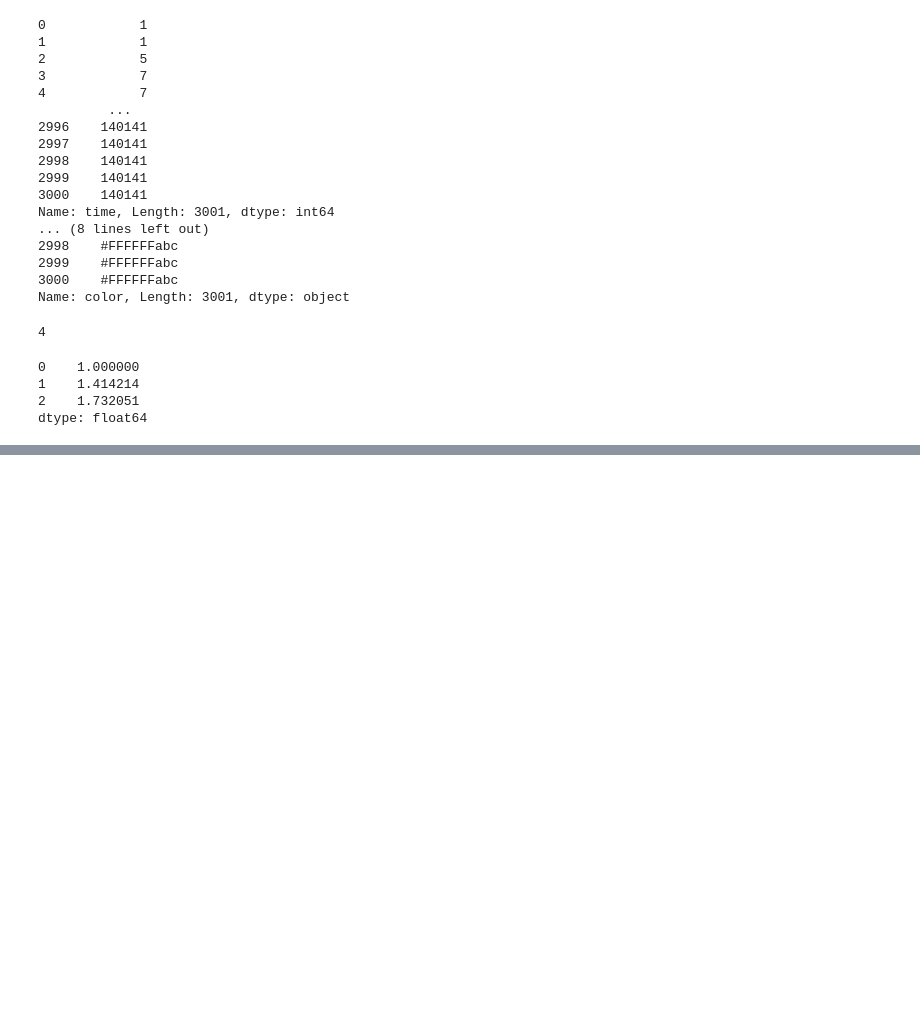
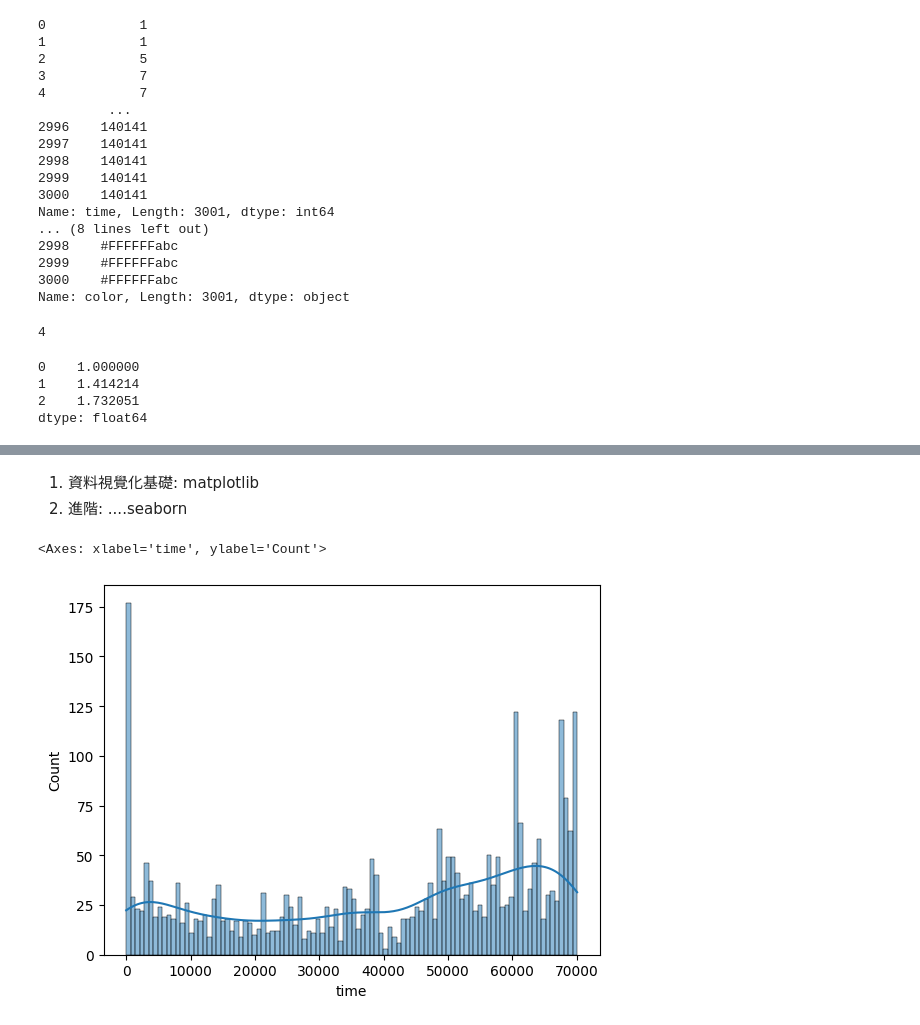
Before and after one commit to Elwing-Chou/kmu1201, a Jupyter notebook: 2_pandas.ipynb, the cells around one changed output, grey strips where cells are left out. Cells and saved outputs as stored; diff of their text form; code cells hidden in the pictures; blank space fills up the shorter version.

```diff
--- a/2_pandas.ipynb
+++ b/2_pandas.ipynb
@@ -151,0 +138,10 @@ df
+# %% [markdown]
+1. 資料視覺化基礎: matplotlib
+2. 進階: ....seaborn
+# %%
+import matplotlib.pyplot as plt
+import seaborn as sns
+sns.histplot(x=df["time"], bins=100, kde=True)
+# %% [output]
+<Axes: xlabel='time', ylabel='Count'>
+[figure, added]
```
Also changed, not shown: parts of 1 cell of this notebook.
